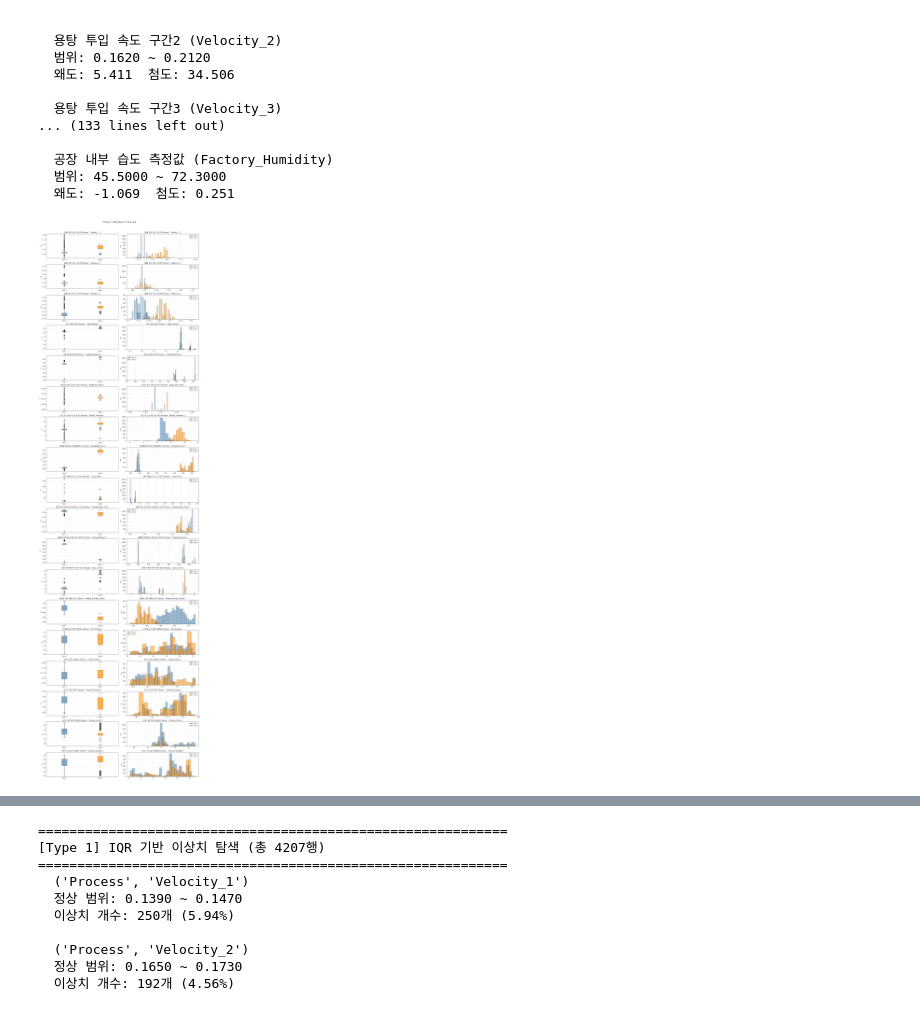
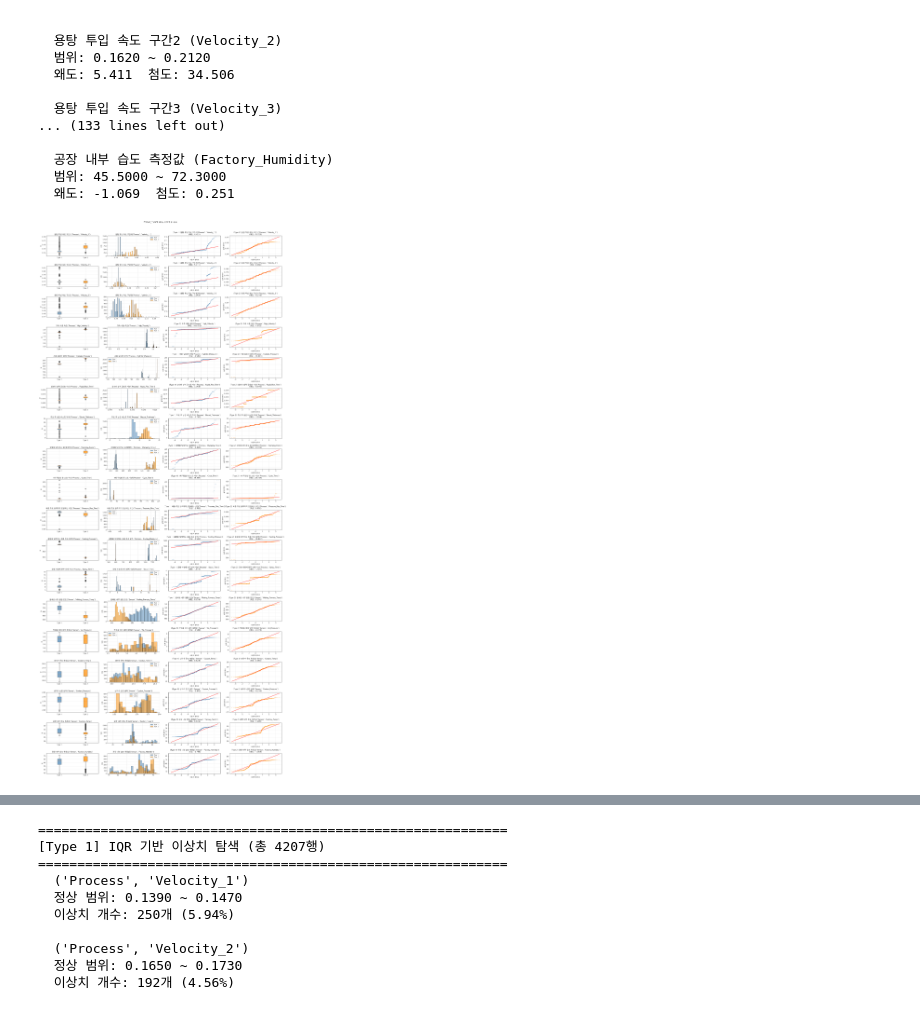
Before and after one commit to dlalswns0211/sparta_project_2_team1, a Jupyter notebook: src/jin/preprocessing.ipynb, the cells around one changed output, grey strips where cells are left out. Cells and saved outputs as stored; diff of their text form; code cells hidden in the pictures.

```diff
--- a/src/jin/preprocessing.ipynb
+++ b/src/jin/preprocessing.ipynb
@@ -298,7 +298,7 @@ fig, axes = plt.subplots(2, 1, figsize=(14, 12))
 
 for ax, type_df, type_name in zip(axes, type_dfs, type_names):
     defect_cols = type_df['Defects'].columns
-    defect_rates = {col: type_df[('Defects', col)].mean() * 100 for col in defect_cols}
+    defect_rates = {col: type_df[('Defects', col)].mean() * 100 for col in defect_cols if type_df[('Defects', col)].any()}
     defect_rates = pd.Series(defect_rates).sort_values(ascending=False)
 
     sns.barplot(x=defect_rates.index, y=defect_rates.values, palette='viridis', ax=ax)
@@ -331,7 +369,7 @@ target_cols = [
 target_col_names = [
     '용탕 투입 속도 구간1', '용탕 투입 속도 구간2', '용탕 투입 속도 구간3',
     '고속 사출 속도', '사출 실린더 압력', '실린더 압력 급상승 시간',
-    '주조 후 남은 비스킷 두께', '금형을 닫아주는 힘(형체력)', '2회 작업당 총 소요 시간',
+    '주조 후 남은 비스킷 두께', '금형을 닫아주는 힘(형체력)', '1회 작업당 총 소요 시간',
     '최종 주조 압력까지 도달하는 시간', '용탕을 압착하는 최종 주조 압력', '금형 이형체 분무 전체 시간',
     '용해로 내부 용탕 온도', '작업용 에어 압력 측정값',
     '냉각수 온도 측정값', '냉각수 순환 압력',
@@ -393,36 +431,59 @@ for type_df, type_name in zip(type_dfs, type_names):
   범위: 45.5000 ~ 72.3000
   왜도: -1.069  첨도: 0.251
 # %%
-# Product_Type별 박스플롯 & 히스토그램
-fig, axes = plt.subplots(len(target_cols), 2, figsize=(16, len(target_cols) * 3))
+# Product_Type별 박스플롯 & 히스토그램 & Q-Q Plot
+# 컬럼 구성: [박스플롯 | 히스토그램 | Q-Q Type1 | Q-Q Type2]
+fig, axes = plt.subplots(len(target_cols), 4, figsize=(24, len(target_cols) * 3))
+
+type_dfs   = [product_type_1_df, product_type_2_df]
+type_names = ['Type 1', 'Type 2']
+colors     = ['steelblue', 'darkorange']
 
 for i, (col, name) in enumerate(zip(target_cols, target_col_names)):
     data_type1 = product_type_1_df[col]
     data_type2 = product_type_2_df[col]
 
-    # 박스플롯
+    # 박스플롯 (col 0)
     bp = axes[i, 0].boxplot(
         [data_type1, data_type2],
         labels=['Type 1', 'Type 2'],
         patch_artist=True
     )
     for patch, color in zip(bp['boxes'], ['steelblue', 'darkorange']):
         patch.set_facecolor(color)
         patch.set_alpha(0.7)
     axes[i, 0].set_title(f'{name}{col}')
     axes[i, 0].set_ylabel('값')
     axes[i, 0].grid(True, alpha=0.3)
 
-    # 히스토그램
+    # 히스토그램 (col 1)
     axes[i, 1].hist(data_type1, bins='auto', alpha=0.5, color='steelblue', edgecolor='black', label='Type 1')
     axes[i, 1].hist(data_type2, bins='auto', alpha=0.5, color='darkorange', edgecolor='black', label='Type 2')
     axes[i, 1].set_title(f'{name}{col}')
     axes[i, 1].set_ylabel('빈도')
     axes[i, 1].legend(fontsize=9)
     axes[i, 1].grid(True, alpha=0.3)
 
+    # Q-Q Plot (col 2: Type1, col 3: Type2)
+    for qq_col, (type_df, type_name, color) in enumerate(zip(type_dfs, type_names, colors)):
+        data = type_df[col].dropna()
+        res = stats.probplot(data, dist='norm')
+
+        theoretical = res[1]
+        axes[i, 2 + qq_col].plot(
+            [res[0][0].min(), res[0][0].max()],
+            [theoretical[1] + theoretical[0] * res[0][0].min(),
+             theoretical[1] + theoretical[0] * res[0][0].max()],
+            color='red', linewidth=1.5
+        )
+        axes[i, 2 + qq_col].scatter(res[0][0], res[0][1], color=color, alpha=0.4, s=5)
+        axes[i, 2 + qq_col].set_title(f'[{type_name}] {name}{col}\n(왜도: {skew(data):.3f})')
+        axes[i, 2 + qq_col].set_xlabel('이론적 분위수')
+        axes[i, 2 + qq_col].set_ylabel('실제 분위수')
+        axes[i, 2 + qq_col].grid(True, alpha=0.3)
+
 plt.suptitle('Product_Type별 공정/센서 변수 분포', fontsize=14, fontweight='bold', y=1.01)
 plt.tight_layout()
 plt.show()
 # %% [output]
-[figure, old version]
+[figure, new version]
```
Also changed, not shown: parts of 5 cells of this notebook.
